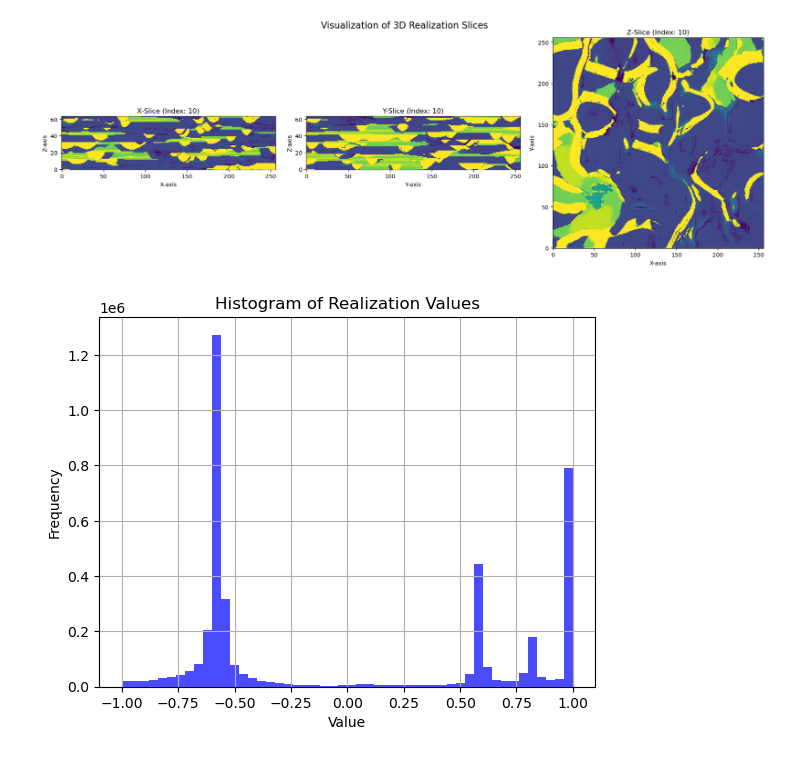
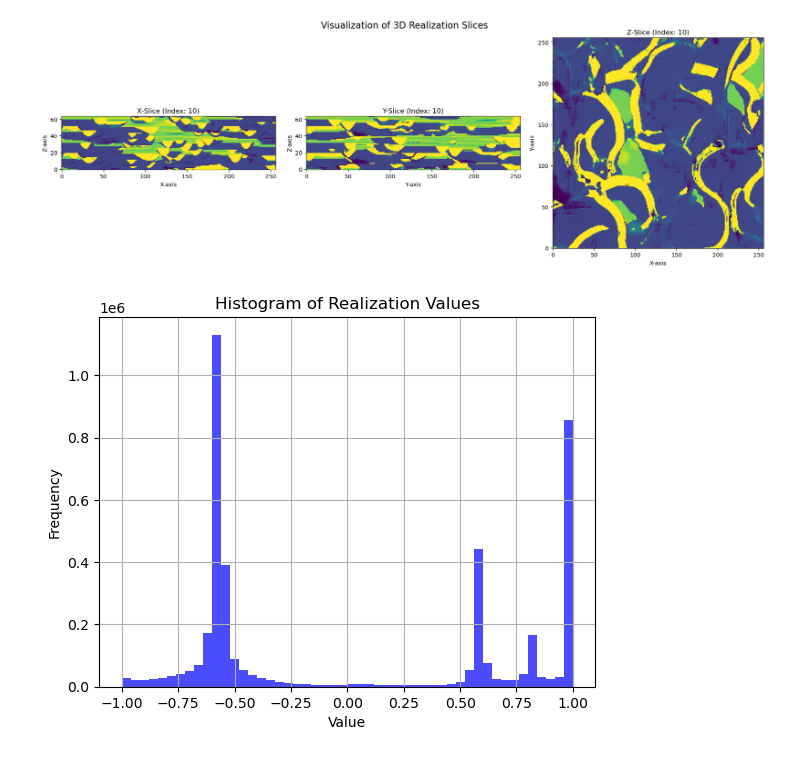
Before and after one commit to Matglassaa/Thesis-project-DGM, a Jupyter notebook: outputs/RUN_1997_samples_50_epochs/test.ipynb, the cells around one changed output. Drawn from its saved outputs; the diff is of its cells as text; code cells hidden in the pictures.

```diff
--- a/outputs/RUN_1997_samples_50_epochs/test.ipynb
+++ b/outputs/RUN_1997_samples_50_epochs/test.ipynb
@@ -19,33 +19,33 @@ def visualize_slice(file_path, slice_idx):
     # Plotting
     fight, axs = plt.subplots(1, 3, figsize=(18, 6))
     axs[0].imshow(x_slice, cmap='viridis', origin='lower')
     axs[0].set_title(f"X-Slice (Index: {slice_idx})")
     axs[0].set_xlabel("X-axis")
     axs[0].set_ylabel("Z-axis")
 
     axs[1].imshow(y_slice, cmap='viridis', origin='lower')
     axs[1].set_title(f"Y-Slice (Index: {slice_idx})")
     axs[1].set_xlabel("Y-axis")
     axs[1].set_ylabel("Z-axis")
 
     axs[2].imshow(z_slice, cmap='viridis', origin='lower')
     axs[2].set_title(f"Z-Slice (Index: {slice_idx})")
     axs[2].set_xlabel("X-axis")
     axs[2].set_ylabel("Y-axis")
 
     plt.suptitle("Visualization of 3D Realization Slices", fontsize=16)
     plt.tight_layout()
     plt.show()
 
     plt.hist(data.flatten(), bins=50, color='blue', alpha=0.7)
     plt.title("Histogram of Realization Values")
     plt.xlabel("Value")
     plt.ylabel("Frequency")
     plt.grid(True)
     plt.show()
 
 # Usage
-visualize_slice('realization_08.npy', slice_idx=10)
+visualize_slice('realization_10.npy', slice_idx=10)
 # %% [output]
-[figure, old version]
+[figure, new version]
-[figure, old version]
+[figure, new version]
```
Also changed, not shown: parts of 1 cell of this notebook, 4 other files.
